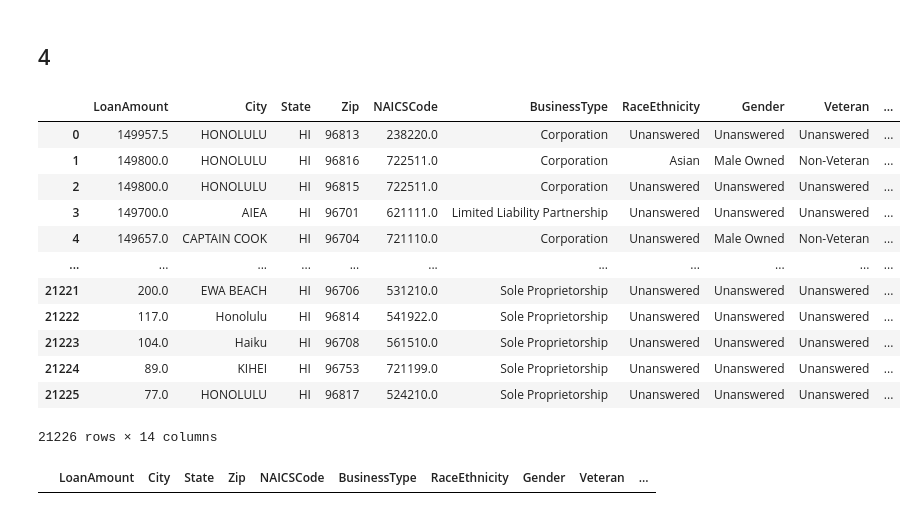
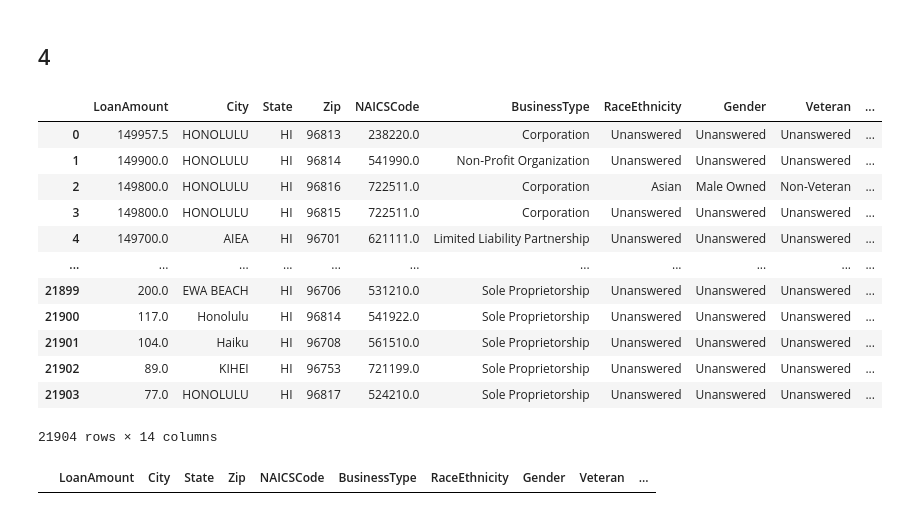
Before and after one commit to trebula/cs-513-final-project, a Jupyter notebook: PythonCleaningScript.ipynb, the cells around one changed output. Drawn from its saved outputs; the diff is of its cells as text; code cells hidden in the pictures.

```diff
--- a/PythonCleaningScript.ipynb
+++ b/PythonCleaningScript.ipynb
@@ -181,20 +229,20 @@ pysqldf("SELECT * FROM df WHERE typeof(JobsReported) != 'real' AND typeof(JobsRe
 ## 4
 # %%
 # before
-pysqldf("SELECT * FROM original_df WHERE NonProfit NOT IN ('Y', 'N') OR NonProfit IS NULL;")
+pysqldf("SELECT * FROM original_df WHERE NonProfit NOT IN (TRUE, FALSE) OR NonProfit IS NULL;")
 # %% [output]
 |  | LoanAmount | City | State | Zip | NAICSCode | BusinessType | RaceEthnicity | Gender | Veteran | ... |
 | 0 | 149957.5 | HONOLULU | HI | 96813 | 238220.0 | Corporation | Unanswered | Unanswered | Unanswered | ... |
-| 1 | 149800.0 | HONOLULU | HI | 96816 | 722511.0 | Corporation | Asian | Male Owned | Non-Veteran | ... |
-| 2 | 149800.0 | HONOLULU | HI | 96815 | 722511.0 | Corporation | Unanswered | Unanswered | Unanswered | ... |
-| 3 | 149700.0 | AIEA | HI | 96701 | 621111.0 | Limited Liability Partnership | Unanswered | Unanswered | Unanswered | ... |
-| 4 | 149657.0 | CAPTAIN COOK | HI | 96704 | 721110.0 | Corporation | Unanswered | Male Owned | Non-Veteran | ... |
+| 1 | 149900.0 | HONOLULU | HI | 96814 | 541990.0 | Non-Profit Organization | Unanswered | Unanswered | Unanswered | ... |
+| 2 | 149800.0 | HONOLULU | HI | 96816 | 722511.0 | Corporation | Asian | Male Owned | Non-Veteran | ... |
+| 3 | 149800.0 | HONOLULU | HI | 96815 | 722511.0 | Corporation | Unanswered | Unanswered | Unanswered | ... |
+| 4 | 149700.0 | AIEA | HI | 96701 | 621111.0 | Limited Liability Partnership | Unanswered | Unanswered | Unanswered | ... |
 | ... | ... | ... | ... | ... | ... | ... | ... | ... | ... | ... |
-| 21221 | 200.0 | EWA BEACH | HI | 96706 | 531210.0 | Sole Proprietorship | Unanswered | Unanswered | Unanswered | ... |
-| 21222 | 117.0 | Honolulu | HI | 96814 | 541922.0 | Sole Proprietorship | Unanswered | Unanswered | Unanswered | ... |
-| 21223 | 104.0 | Haiku | HI | 96708 | 561510.0 | Sole Proprietorship | Unanswered | Unanswered | Unanswered | ... |
-| 21224 | 89.0 | KIHEI | HI | 96753 | 721199.0 | Sole Proprietorship | Unanswered | Unanswered | Unanswered | ... |
-| 21225 | 77.0 | HONOLULU | HI | 96817 | 524210.0 | Sole Proprietorship | Unanswered | Unanswered | Unanswered | ... |
+| 21899 | 200.0 | EWA BEACH | HI | 96706 | 531210.0 | Sole Proprietorship | Unanswered | Unanswered | Unanswered | ... |
+| 21900 | 117.0 | Honolulu | HI | 96814 | 541922.0 | Sole Proprietorship | Unanswered | Unanswered | Unanswered | ... |
+| 21901 | 104.0 | Haiku | HI | 96708 | 561510.0 | Sole Proprietorship | Unanswered | Unanswered | Unanswered | ... |
+| 21902 | 89.0 | KIHEI | HI | 96753 | 721199.0 | Sole Proprietorship | Unanswered | Unanswered | Unanswered | ... |
+| 21903 | 77.0 | HONOLULU | HI | 96817 | 524210.0 | Sole Proprietorship | Unanswered | Unanswered | Unanswered | ... |
-21226 rows × 14 columns
+21904 rows × 14 columns
 # %%
 # after
```
Also changed, not shown: parts of 14 cells of this notebook, 14 other files.
